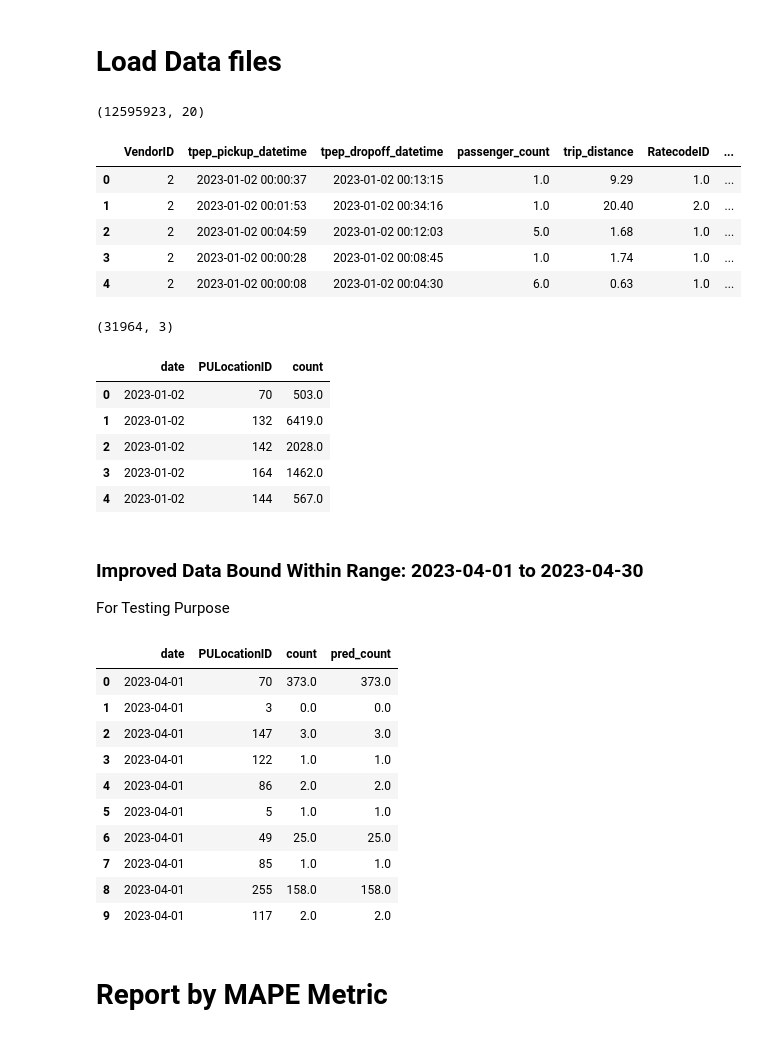
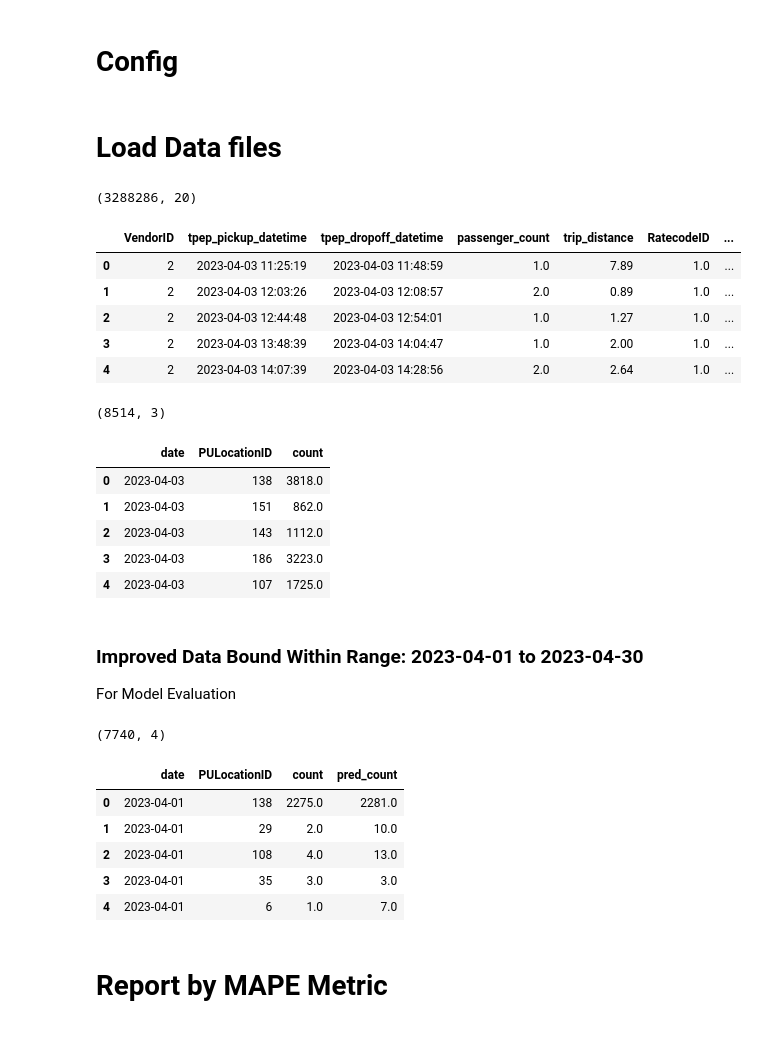
Before and after one commit to MohammadVatani/demand_prediction, a Jupyter notebook: Evaluation/Evaluation.ipynb, the cells around one changed output. Drawn from its saved outputs; the diff is of its cells as text; code cells hidden in the pictures.

```diff
--- a/Evaluation/Evaluation.ipynb
+++ b/Evaluation/Evaluation.ipynb
@@ -7,12 +7,15 @@ import numpy as np
 import pandas as pd
 import pyarrow.parquet as pq
 from itertools import product
-# %% [markdown]
-# Load Data files
+# %% [markdown]
+# Config
 # %%
 DATA_FILE_PATHS = '/workspace/rahnemacollege/Project/Git/demand-prediction/data'
-start_date = pd.to_datetime('2023-04-01 00:00:00')
-end_date = pd.to_datetime('2023-05-01 00:00:00')
+SHAPE_FILE_PATH = '/workspace/rahnemacollege/Project/Git/demand-prediction/map_data/taxi_zones/taxi_zones.shp'
+start_date = '2023-03-31'
+end_date = '2023-05-01'
+# %% [markdown]
+# Load Data files
 # %%
 def load_data(file_paths, start_date=None):
     df = pd.read_parquet(file_paths)
@@ -24,17 +27,17 @@ def load_data(file_paths, start_date=None):
     return df
 
 
-rides_df = load_data(DATA_FILE_PATHS, '2023-01-01')
+rides_df = load_data(DATA_FILE_PATHS, start_date)
 print(rides_df.shape)
 rides_df.head()
 # %% [output]
-(12595923, 20)
+(3288286, 20)
 |  | VendorID | tpep_pickup_datetime | tpep_dropoff_datetime | passenger_count | trip_distance | RatecodeID | ... |
-| 0 | 2 | 2023-01-02 00:00:37 | 2023-01-02 00:13:15 | 1.0 | 9.29 | 1.0 | ... |
-| 1 | 2 | 2023-01-02 00:01:53 | 2023-01-02 00:34:16 | 1.0 | 20.40 | 2.0 | ... |
-| 2 | 2 | 2023-01-02 00:04:59 | 2023-01-02 00:12:03 | 5.0 | 1.68 | 1.0 | ... |
-| 3 | 2 | 2023-01-02 00:00:28 | 2023-01-02 00:08:45 | 1.0 | 1.74 | 1.0 | ... |
-| 4 | 2 | 2023-01-02 00:00:08 | 2023-01-02 00:04:30 | 6.0 | 0.63 | 1.0 | ... |
+| 0 | 2 | 2023-04-03 11:25:19 | 2023-04-03 11:48:59 | 1.0 | 7.89 | 1.0 | ... |
+| 1 | 2 | 2023-04-03 12:03:26 | 2023-04-03 12:08:57 | 2.0 | 0.89 | 1.0 | ... |
+| 2 | 2 | 2023-04-03 12:44:48 | 2023-04-03 12:54:01 | 1.0 | 1.27 | 1.0 | ... |
+| 3 | 2 | 2023-04-03 13:48:39 | 2023-04-03 14:04:47 | 1.0 | 2.00 | 1.0 | ... |
+| 4 | 2 | 2023-04-03 14:07:39 | 2023-04-03 14:28:56 | 2.0 | 2.64 | 1.0 | ... |
 # %%
 def labeling(rides_df: pd.DataFrame):
     aggregated_df = rides_df.groupby(
@@ -53,17 +56,17 @@ labels_df = labeling(rides_df)
 print(labels_df.shape)
 labels_df.head()
 # %% [output]
-(31964, 3)
+(8514, 3)
 |  | date | PULocationID | count |
-| 0 | 2023-01-02 | 70 | 503.0 |
-| 1 | 2023-01-02 | 132 | 6419.0 |
-| 2 | 2023-01-02 | 142 | 2028.0 |
-| 3 | 2023-01-02 | 164 | 1462.0 |
-| 4 | 2023-01-02 | 144 | 567.0 |
+| 0 | 2023-04-03 | 138 | 3818.0 |
+| 1 | 2023-04-03 | 151 | 862.0 |
+| 2 | 2023-04-03 | 143 | 1112.0 |
+| 3 | 2023-04-03 | 186 | 3223.0 |
+| 4 | 2023-04-03 | 107 | 1725.0 |
 # %% [markdown]
 ### Improved Data Bound Within Range: 2023-04-01 to 2023-04-30
 
-For Testing Purpose
+For Model Evaluation
 # %%
 labels_df['date'] = pd.to_datetime(labels_df['date'])
 # %%
@@ -75,18 +78,18 @@ filtered_rides_df = filtered_rides_df.sort_values(by='date')
 # %%
 filtered_rides_df = filtered_rides_df.reset_index(drop=True)
 # %%
-filtered_rides_df['pred_count'] = filtered_rides_df['count']
+# Step 1: Generate random noise
+noise = np.random.randint(0, 10, size=len(filtered_rides_df))
+
+filtered_rides_df['pred_count'] = filtered_rides_df['count'] + noise
 # %%
-filtered_rides_df.head(10)
+print(filtered_rides_df.shape)
+filtered_rides_df.head()
 # %% [output]
+(7740, 4)
 |  | date | PULocationID | count | pred_count |
-| 0 | 2023-04-01 | 70 | 373.0 | 373.0 |
-| 1 | 2023-04-01 | 3 | 0.0 | 0.0 |
-| 2 | 2023-04-01 | 147 | 3.0 | 3.0 |
-| 3 | 2023-04-01 | 122 | 1.0 | 1.0 |
-| 4 | 2023-04-01 | 86 | 2.0 | 2.0 |
-| 5 | 2023-04-01 | 5 | 1.0 | 1.0 |
-| 6 | 2023-04-01 | 49 | 25.0 | 25.0 |
-| 7 | 2023-04-01 | 85 | 1.0 | 1.0 |
-| 8 | 2023-04-01 | 255 | 158.0 | 158.0 |
-| 9 | 2023-04-01 | 117 | 2.0 | 2.0 |
+| 0 | 2023-04-01 | 138 | 2275.0 | 2281.0 |
+| 1 | 2023-04-01 | 29 | 2.0 | 10.0 |
+| 2 | 2023-04-01 | 108 | 4.0 | 13.0 |
+| 3 | 2023-04-01 | 35 | 3.0 | 3.0 |
+| 4 | 2023-04-01 | 6 | 1.0 | 7.0 |
```
Also changed, not shown: parts of 10 cells of this notebook, 1 other file.
